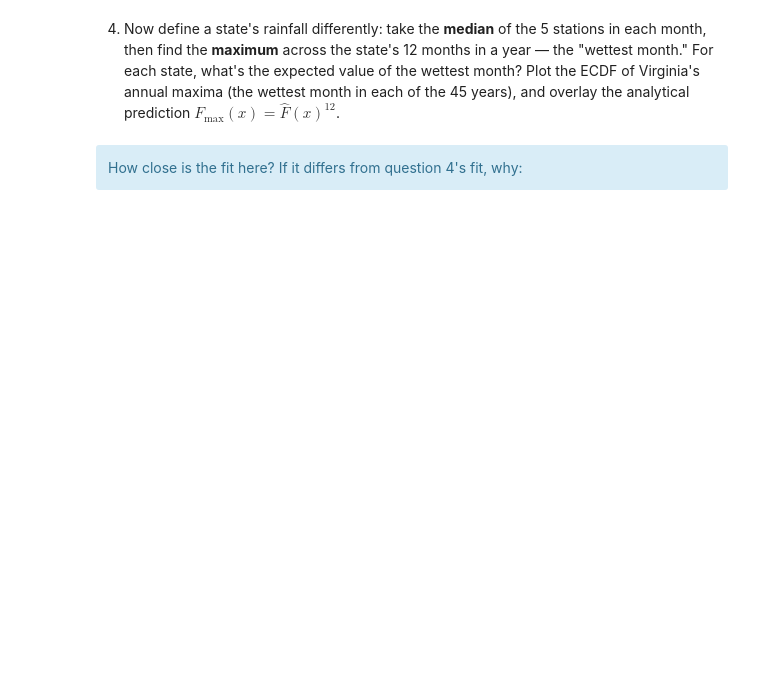
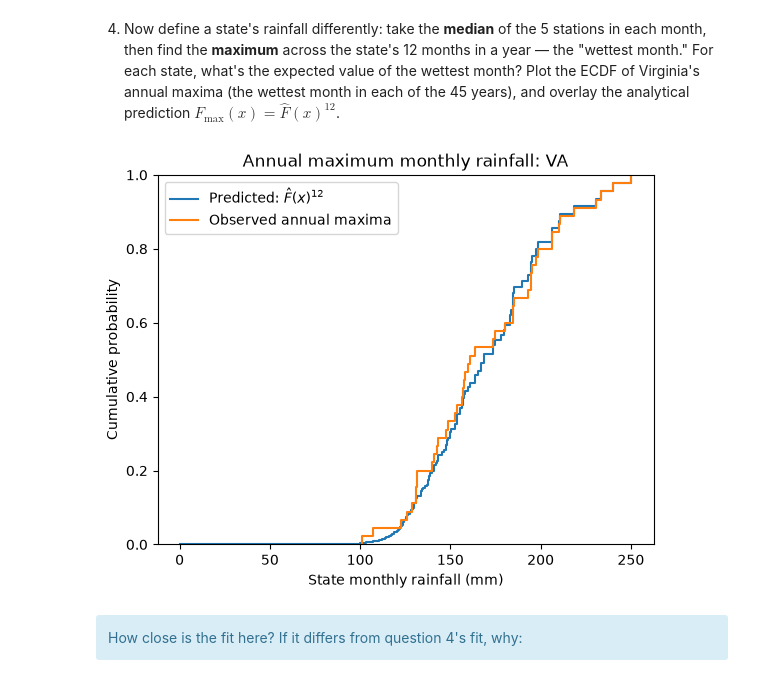
Before and after one commit to lchop14/UU_F26_templates, a Jupyter notebook: Week05/Thursday_Lab/lab_05.ipynb, the cells around one changed output. Drawn from its saved outputs; the diff is of its cells as text; code cells hidden in the pictures; blank space fills up the shorter version.

```diff
--- a/Week05/Thursday_Lab/lab_05.ipynb
+++ b/Week05/Thursday_Lab/lab_05.ipynb
@@ -139,10 +139,10 @@ Looking at our plots, the distributions of the ECDFs are different. Our plots in
 4. Now define a state's rainfall differently: take the **median** of the 5 stations in each month, then find the **maximum** across the state's 12 months in a year — the "wettest month." For each state, what's the expected value of the wettest month? Plot the ECDF of Virginia's annual maxima (the wettest month in each of the 45 years), and overlay the analytical prediction $F_{\max}(x) = \hat F(x)^{12}$.
 # %%
 # One rainfall value per state-month, taking the median of the stations
-state_month =  # TODO median calculation
+state_month =  df.groupby(['year', 'month', 'state'], as_index=False)['prcp_total_mm'].median()
 
 # Maximum of the 12 state-month observations above, for each year: the wettest month of that year
-state_year_max = # TODO max calculation
+state_year_max = state_month.groupby(['year', 'state'], as_index=False).max()
 
 exp_wettest = state_year_max.groupby("state", as_index=False).agg(E_wettest_month=("prcp_total_mm", "mean"))
 exp_wettest.loc[exp_wettest["state"] == "VA"]
@@ -151,32 +151,34 @@ exp_wettest.loc[exp_wettest["state"] == "VA"]
 state = "VA"
 
 levels = (
     state_month.loc[state_month["state"] == state, "prcp_total_mm"]
     .to_numpy()
 )
 
 observed_max = (
     state_year_max.loc[state_year_max["state"] == state, "prcp_total_mm"]
     .to_numpy()
 )
 
 x = np.sort(np.unique(levels))
 F_hat = np.searchsorted(np.sort(levels), x, side="right") / len(levels)
 
 plt.step(
     x,
     F_hat**12,
     where="post",
     label=r"Predicted: $\hat F(x)^{12}$"
 )
 
 sns.ecdfplot(x=observed_max,
     label="Observed annual maxima")
 
 plt.xlabel("State monthly rainfall (mm)")
 plt.ylabel("Cumulative probability")
 plt.title(f"Annual maximum monthly rainfall: {state}")
 plt.legend()
 plt.show()
+# %% [output]
+[figure, added]
 # %% [markdown]
 <div class="alert alert-info">How close is the fit here? If it differs from question 4's fit, why:</div>
```
Also changed, not shown: parts of 12 cells of this notebook.
